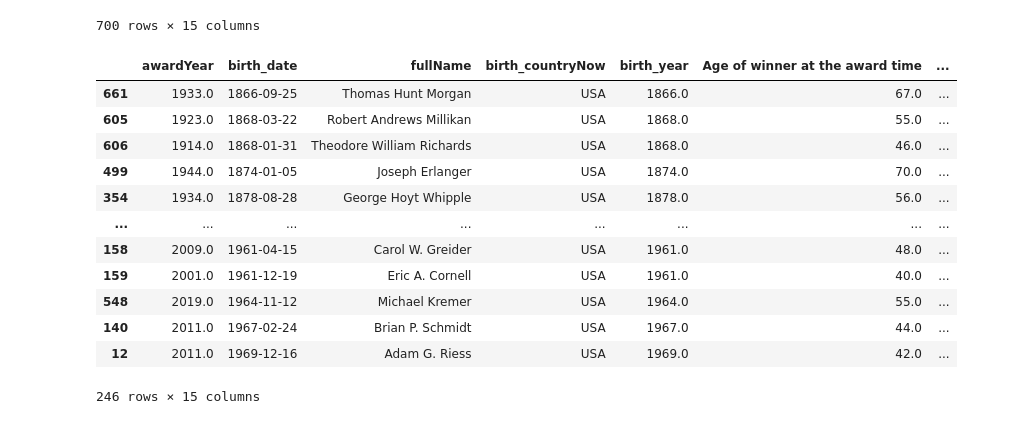
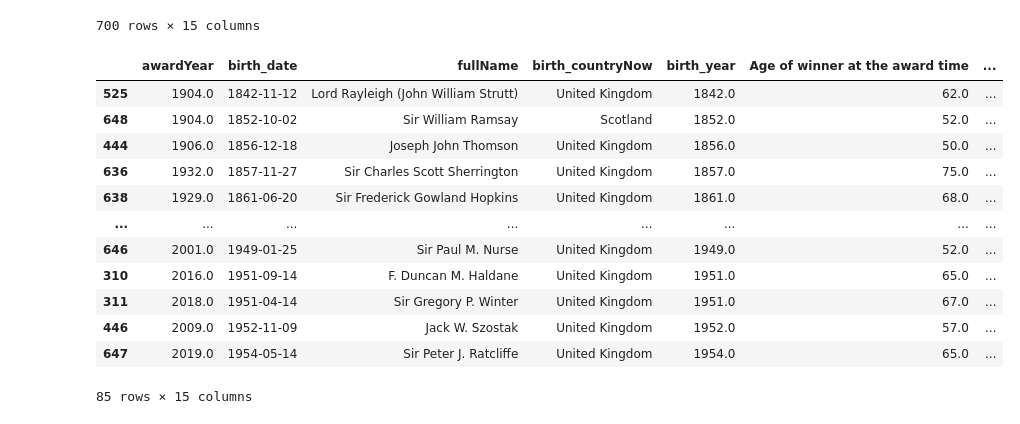
Before and after one commit to arturmusin47/nobel_prize_and_schooling, a Jupyter notebook: EDA.ipynb, the cells around one changed output. Drawn from its saved outputs; the diff is of its cells as text; code cells hidden in the pictures.

```diff
--- a/EDA.ipynb
+++ b/EDA.ipynb
@@ -458,6 +480,7 @@ merged_for_schoolling_outter=merged_for_code.merge(gdp_schooling, how='outer', l
 merged_for_schoolling_outter.sort_values(by=['CODE', 'Year'], inplace=True)
 # %%
 #fill Nans with prev record
-merged_for_schoolling_outter[(merged_for_schoolling_outter.CODE=='USA') & (merged_for_schoolling_outter['Total years of schooling (Lee-Lee (2016))'].notnull())]#.ffill(inplace=True)
-# merged_for_schoolling_outter['Total years of schooling (Lee-Lee (2016))'].bfill(inplace=True)
+# merged_for_schoolling_outter['Total years of schooling (Lee-Lee (2016))'].ffill(inplace=True)
+merged_for_schoolling_outter['Total years of schooling (Lee-Lee (2016))'][(merged_for_schoolling_outter.CODE=='USA')].fillna(method='bfill', inplace=True)
+merged_for_schoolling_outter['Total years of schooling (Lee-Lee (2016))'][(merged_for_schoolling_outter.CODE=='USA')]
 # %% [output]
@@ -502,18 +520,18 @@ See the caveats in the documentation: https://pandas.pydata.org/pandas-docs/stab
 | 549 | 2013.0 | 1947-05-09 | Michael Levitt | South Africa | 1947.0 | 66.0 | ... |
 700 rows × 15 columns
 # %%
-final_df[final_df.CODE=='USA']
+final_df[final_df.CODE=='GBR']
 # %% [output]
 |  | awardYear | birth_date | fullName | birth_countryNow | birth_year | Age of winner at the award time | ... |
-| 661 | 1933.0 | 1866-09-25 | Thomas Hunt Morgan | USA | 1866.0 | 67.0 | ... |
-| 605 | 1923.0 | 1868-03-22 | Robert Andrews Millikan | USA | 1868.0 | 55.0 | ... |
-| 606 | 1914.0 | 1868-01-31 | Theodore William Richards | USA | 1868.0 | 46.0 | ... |
-| 499 | 1944.0 | 1874-01-05 | Joseph Erlanger | USA | 1874.0 | 70.0 | ... |
-| 354 | 1934.0 | 1878-08-28 | George Hoyt Whipple | USA | 1878.0 | 56.0 | ... |
+| 525 | 1904.0 | 1842-11-12 | Lord Rayleigh (John William Strutt) | United Kingdom | 1842.0 | 62.0 | ... |
+| 648 | 1904.0 | 1852-10-02 | Sir William Ramsay | Scotland | 1852.0 | 52.0 | ... |
+| 444 | 1906.0 | 1856-12-18 | Joseph John Thomson | United Kingdom | 1856.0 | 50.0 | ... |
+| 636 | 1932.0 | 1857-11-27 | Sir Charles Scott Sherrington | United Kingdom | 1857.0 | 75.0 | ... |
+| 638 | 1929.0 | 1861-06-20 | Sir Frederick Gowland Hopkins | United Kingdom | 1861.0 | 68.0 | ... |
 | ... | ... | ... | ... | ... | ... | ... | ... |
-| 158 | 2009.0 | 1961-04-15 | Carol W. Greider | USA | 1961.0 | 48.0 | ... |
-| 159 | 2001.0 | 1961-12-19 | Eric A. Cornell | USA | 1961.0 | 40.0 | ... |
-| 548 | 2019.0 | 1964-11-12 | Michael Kremer | USA | 1964.0 | 55.0 | ... |
-| 140 | 2011.0 | 1967-02-24 | Brian P. Schmidt | USA | 1967.0 | 44.0 | ... |
-| 12 | 2011.0 | 1969-12-16 | Adam G. Riess | USA | 1969.0 | 42.0 | ... |
+| 646 | 2001.0 | 1949-01-25 | Sir Paul M. Nurse | United Kingdom | 1949.0 | 52.0 | ... |
+| 310 | 2016.0 | 1951-09-14 | F. Duncan M. Haldane | United Kingdom | 1951.0 | 65.0 | ... |
+| 311 | 2018.0 | 1951-04-14 | Sir Gregory P. Winter | United Kingdom | 1951.0 | 67.0 | ... |
+| 446 | 2009.0 | 1952-11-09 | Jack W. Szostak | United Kingdom | 1952.0 | 57.0 | ... |
+| 647 | 2019.0 | 1954-05-14 | Sir Peter J. Ratcliffe | United Kingdom | 1954.0 | 65.0 | ... |
-246 rows × 15 columns
+85 rows × 15 columns
```
Also changed, not shown: parts of 8 cells of this notebook, 1 other file.
